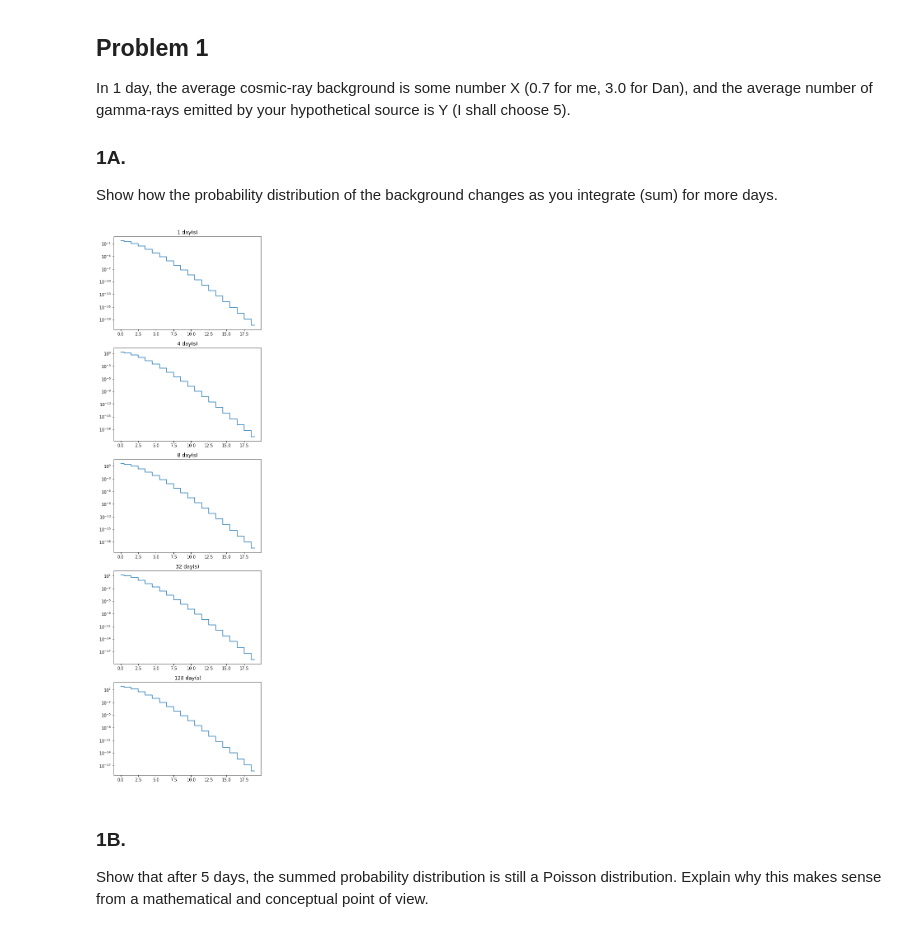
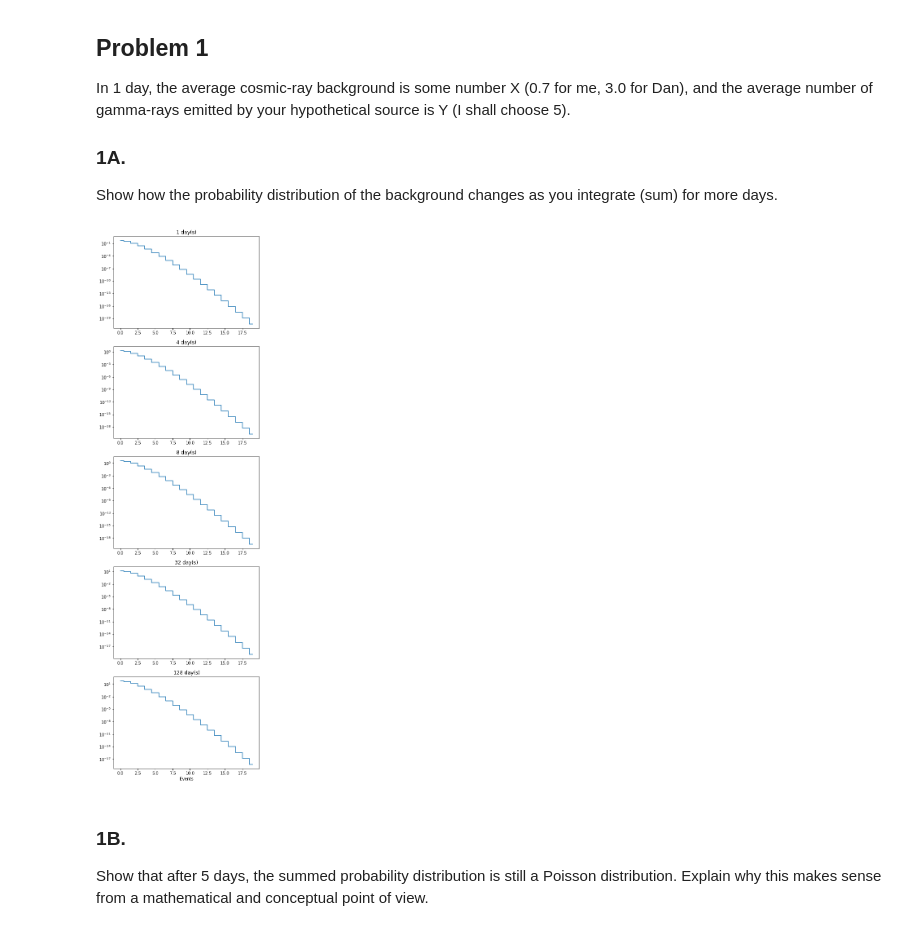
Before and after one commit to AdamK42/physics-434, a Jupyter notebook: lab2/lab2.ipynb, the cells around one changed output. Cells and saved outputs as stored; diff of their text form; code cells hidden in the pictures.

```diff
--- a/lab2/lab2.ipynb
+++ b/lab2/lab2.ipynb
@@ -18,31 +18,31 @@ from scipy.stats import norm
 # %%
 from scipy.stats import poisson
 # Several graphs providing different amounts of days.
 
 mu = 0.7                    #Average cosmic background events
 signal = 5                  #Hypothetical source
 max_events = 20             #Maximum number of events to show
 days = [1, 4, 8, 32, 128]   #Days we want to measure for
 
 
 num_days = len(days)
 x_axis = range(0, max_events)
 poisson_base = poisson.pmf(x_axis , mu)
 
 # Default figure width, height multiplied by number of days we want to graph
 figure = plt.figure(figsize=(6.4, 4.8*num_days))
 axes = figure.subplots(num_days, 1)
 
 for idx in range(0, num_days):
     current_poisson = poisson_base * days[idx]
     ax = axes[idx]
     ax.set_yscale('log')
     ax.set_title(str(days[idx]) + ' day(s)')
     ax.step(x_axis, current_poisson, where='mid')
 
-ax1.set_xlabel('Events');
+ax.set_xlabel('Events');
 # %% [output]
-[figure, old version]
+[figure, new version]
 # %% [markdown]
 ### 1B.
 Show that after 5 days, the summed probability distribution is still a Poisson distribution. Explain why this makes sense from a mathematical and conceptual point of view.
```
Also changed, not shown: parts of 10 cells of this notebook, 1 other file.
